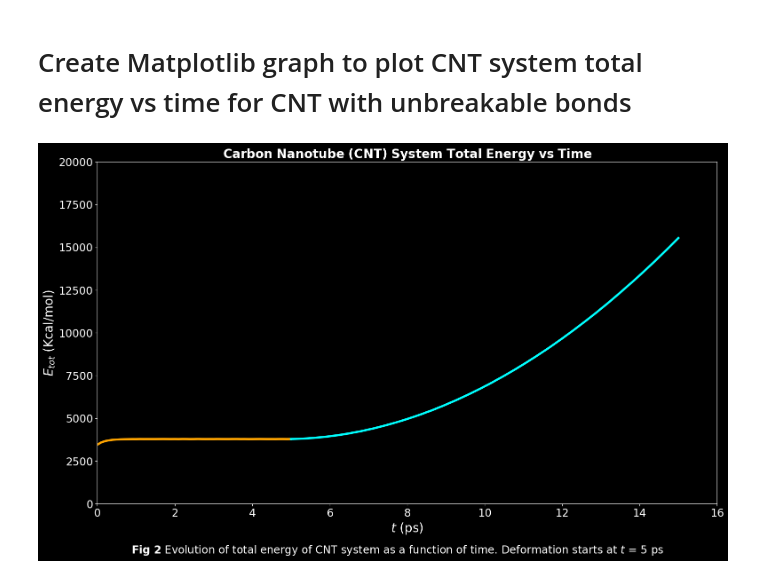
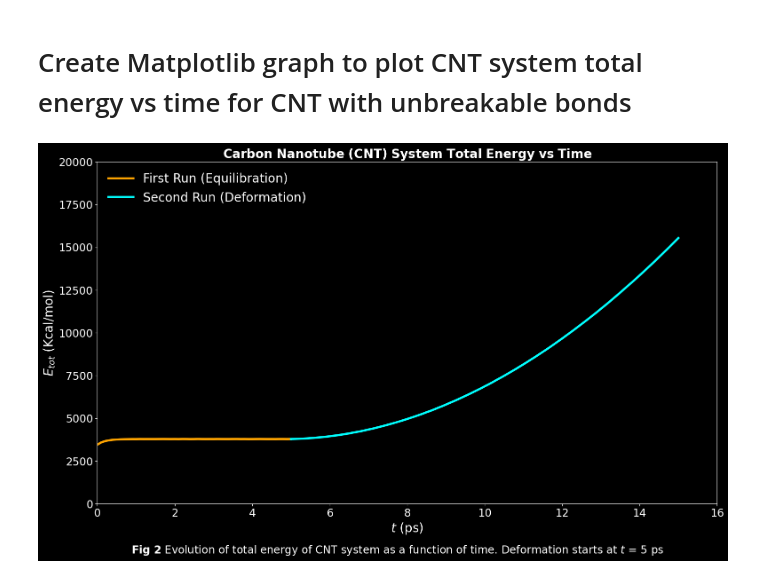
Before and after one commit to c-vandenberg/lammps-tutorials, a Jupyter notebook: simon-gravelle/level-1/carbon-nanotube-deformation/cnt-unbreakable-bonds/notebooks/cnt-unbreakable-bonds.ipynb, the cells around one changed output. Cells and saved outputs as stored; diff of their text form; code cells hidden in the pictures.

Commit message:
Add label to graph

```diff
--- a/simon-gravelle/level-1/carbon-nanotube-deformation/cnt-unbreakable-bonds/notebooks/cnt-unbreakable-bonds.ipynb
+++ b/simon-gravelle/level-1/carbon-nanotube-deformation/cnt-unbreakable-bonds/notebooks/cnt-unbreakable-bonds.ipynb
@@ -74,33 +74,40 @@ total_energy_second_run: ndarray = log_file.get('TotEng', run_num=1)
 cnt_total_energy_vs_time_line_graph_figure, cnt_total_energy_vs_time_line_graph_axes = pyplot.subplots(figsize=(18, 10))
 cnt_total_energy_vs_time_line_graph_figure.patch.set_facecolor('black')
 cnt_total_energy_vs_time_line_graph_axes.set_facecolor('black')
 
 # Stylise ticks and spines
 cnt_total_energy_vs_time_line_graph_axes.tick_params(colors='white', which='both', labelsize=17.5)
 for spine in cnt_total_energy_vs_time_line_graph_axes.spines.values():
     spine.set_edgecolor('white')
 
 # Plot the data
 cnt_total_energy_vs_time_line_graph_axes.plot(time_first_run, total_energy_first_run, color='orange',
-                                linewidth=3.5)
+                                linewidth=3.5, label='First Run (Equilibration)')
 cnt_total_energy_vs_time_line_graph_axes.plot(time_second_run, total_energy_second_run, color='cyan',
-                                linewidth=3.5)
+                                linewidth=3.5, label='Second Run (Deformation)')
 
 # Set axes labels, limits and graph title
 cnt_total_energy_vs_time_line_graph_axes.set_xlabel(r'$t$ (ps)', color='white', fontsize=20)
 cnt_total_energy_vs_time_line_graph_axes.set_ylabel(r'$E_{tot}$ (Kcal/mol)', color='white', fontsize=20)
 cnt_total_energy_vs_time_line_graph_axes.set_xlim(0, 16)
 cnt_total_energy_vs_time_line_graph_axes.set_ylim(0, 20000)
 cnt_total_energy_vs_time_line_graph_axes.set_title(r'$\bf{Carbon\ Nanotube\ (CNT)\ System\ Total\ Energy\ vs\ Time}$',
                                      fontsize=20, color='white')
 
+# Add legend
+cnt_total_energy_vs_time_legend: Legend = cnt_total_energy_vs_time_line_graph_axes.legend(
+    loc='upper left', frameon=False, fontsize=20
+)
+for text in cnt_total_energy_vs_time_legend.get_texts():
+    text.set_color('white')
+
 # Add figure title
 cnt_total_energy_vs_time_line_graph_figure.text(0.5, 0.005,
                 r'$\bf{Fig\ 2}$ Evolution of total energy of CNT system as a function of time. Deformation starts at $t$ = 5 ps',
                 ha='center', va='center', color='white', fontsize=17.5)
 
 # Save & display the plot
 pyplot.savefig('../reports/figures/graphs/cnt_total_energy_vs_time.png', bbox_inches='tight')
 pyplot.show()
 # %% [output]
-[figure, old version]
+[figure, new version]
```
Also changed, not shown: 2 other files.
